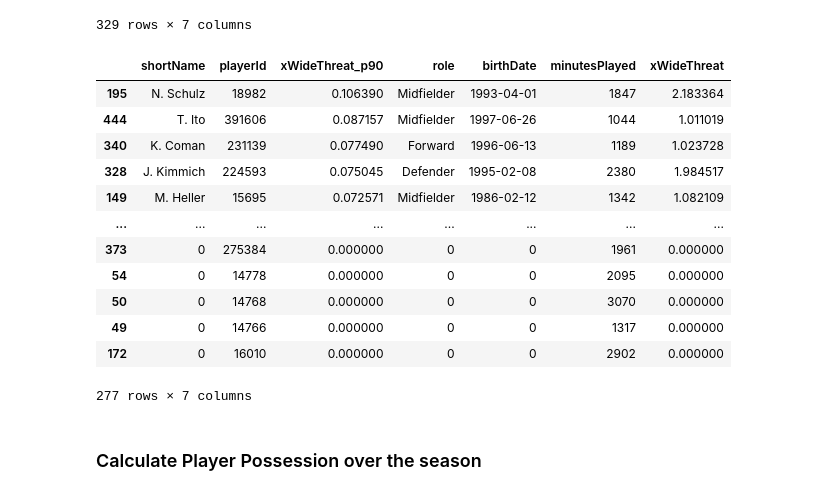
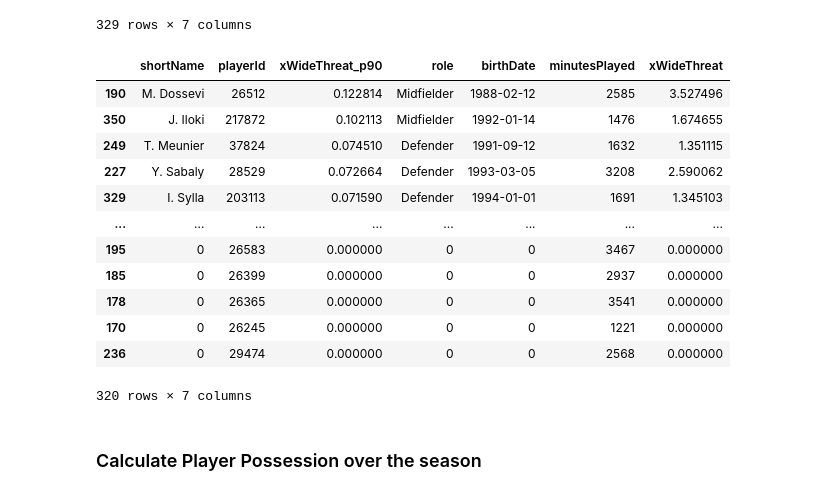
Before and after one commit to jimmylovesfooty/football_analytics, a Jupyter notebook: xWideThreat_Refactored.ipynb, the cells around one changed output. Saved outputs shown, nothing was run; the diff lists cells and outputs as text; code cells hidden in the pictures.

```diff
--- a/xWideThreat_Refactored.ipynb
+++ b/xWideThreat_Refactored.ipynb
@@ -35,7 +67,7 @@ def import_events(country):
 # %%
 df_train = import_events('England')
 # %%
-df_test = import_events('Germany')
+df_test = import_events('France')
 # %% [markdown]
 #### Create Possession Chains
 # %%
@@ -1939,22 +1920,22 @@ summary_df
 | 0 | 0 | 36 | 0.000000 | 0 | 0 | 1238 | 0.000000 |
 329 rows × 7 columns
 # %%
-summary_df_test = calculate_player_xWideThreat_summary(df_wing_passes_test, 'players.json', 'minutes_played_per_game_Germany.json', 'Germany')
+summary_df_test = calculate_player_xWideThreat_summary(df_wing_passes_test, 'players.json', 'minutes_played_per_game_France.json', 'France')
 summary_df_test
 # %% [output]
 |  | shortName | playerId | xWideThreat_p90 | role | birthDate | minutesPlayed | xWideThreat |
-| 195 | N. Schulz | 18982 | 0.106390 | Midfielder | 1993-04-01 | 1847 | 2.183364 |
-| 444 | T. Ito | 391606 | 0.087157 | Midfielder | 1997-06-26 | 1044 | 1.011019 |
-| 340 | K. Coman | 231139 | 0.077490 | Forward | 1996-06-13 | 1189 | 1.023728 |
-| 328 | J. Kimmich | 224593 | 0.075045 | Defender | 1995-02-08 | 2380 | 1.984517 |
-| 149 | M. Heller | 15695 | 0.072571 | Midfielder | 1986-02-12 | 1342 | 1.082109 |
+| 190 | M. Dossevi | 26512 | 0.122814 | Midfielder | 1988-02-12 | 2585 | 3.527496 |
+| 350 | J. Iloki | 217872 | 0.102113 | Midfielder | 1992-01-14 | 1476 | 1.674655 |
+| 249 | T. Meunier | 37824 | 0.074510 | Defender | 1991-09-12 | 1632 | 1.351115 |
+| 227 | Y. Sabaly | 28529 | 0.072664 | Defender | 1993-03-05 | 3208 | 2.590062 |
+| 329 | I. Sylla | 203113 | 0.071590 | Defender | 1994-01-01 | 1691 | 1.345103 |
 | ... | ... | ... | ... | ... | ... | ... | ... |
-| 373 | 0 | 275384 | 0.000000 | 0 | 0 | 1961 | 0.000000 |
-| 54 | 0 | 14778 | 0.000000 | 0 | 0 | 2095 | 0.000000 |
-| 50 | 0 | 14768 | 0.000000 | 0 | 0 | 3070 | 0.000000 |
-| 49 | 0 | 14766 | 0.000000 | 0 | 0 | 1317 | 0.000000 |
-| 172 | 0 | 16010 | 0.000000 | 0 | 0 | 2902 | 0.000000 |
+| 195 | 0 | 26583 | 0.000000 | 0 | 0 | 3467 | 0.000000 |
+| 185 | 0 | 26399 | 0.000000 | 0 | 0 | 2937 | 0.000000 |
+| 178 | 0 | 26365 | 0.000000 | 0 | 0 | 3541 | 0.000000 |
+| 170 | 0 | 26245 | 0.000000 | 0 | 0 | 1221 | 0.000000 |
+| 236 | 0 | 29474 | 0.000000 | 0 | 0 | 2568 | 0.000000 |
-277 rows × 7 columns
+320 rows × 7 columns
 # %% [markdown]
 ### Calculate Player Possession over the season
 # %%
```
Also changed, not shown: parts of 36 cells of this notebook.
